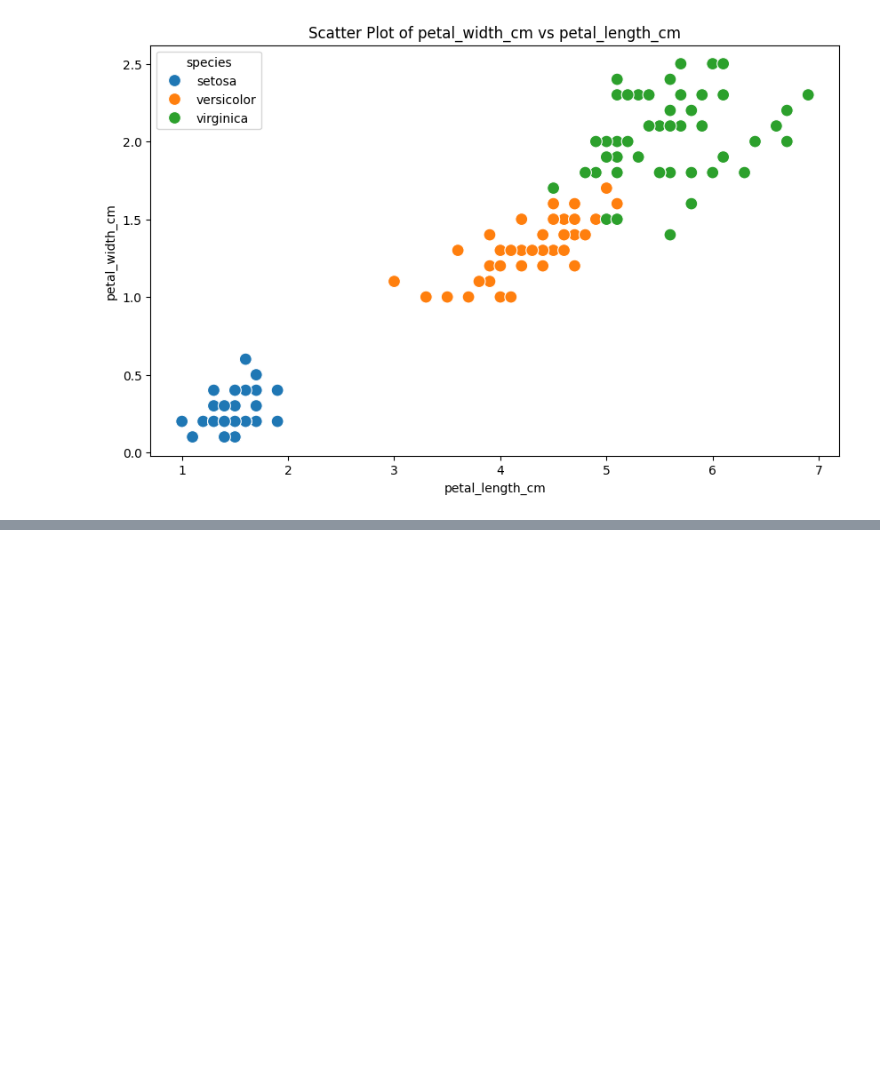
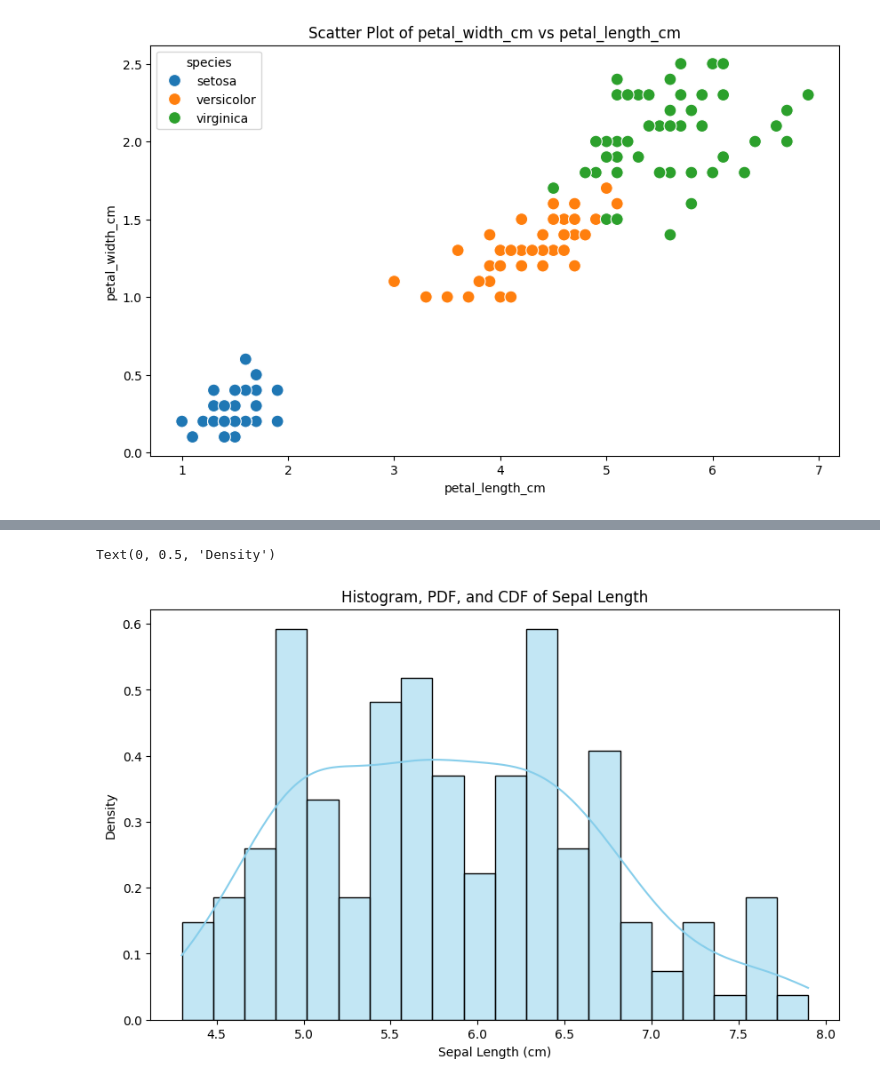
Before and after one commit to rahul8879/data_science_evng, a Jupyter notebook: 02_Data_analysis/03_1eda.ipynb, the cells around one changed output, grey strips where cells are left out. Saved outputs shown, nothing was run; the diff lists cells and outputs as text; code cells hidden in the pictures; blank space fills up the shorter version.

```diff
--- a/02_Data_analysis/03_1eda.ipynb
+++ b/02_Data_analysis/03_1eda.ipynb
@@ -184,0 +192,10 @@ Scatter Plot Analysis for petal_width_cm vs petal_length_cm colored by species
+# %%
+# Histogram, PDF, CDF
+plt.figure(figsize=(10, 6))
+sns.histplot(data=df, x='sepal_length_cm', bins=20, kde=True, stat='density', color='skyblue', edgecolor='black')
+plt.title('Histogram, PDF, and CDF of Sepal Length')
+plt.xlabel('Sepal Length (cm)')
+plt.ylabel('Density')
+# %% [output]
+Text(0, 0.5, 'Density')
+[figure, added]
```
Also changed, not shown: parts of 4 cells of this notebook, 1 other file.
